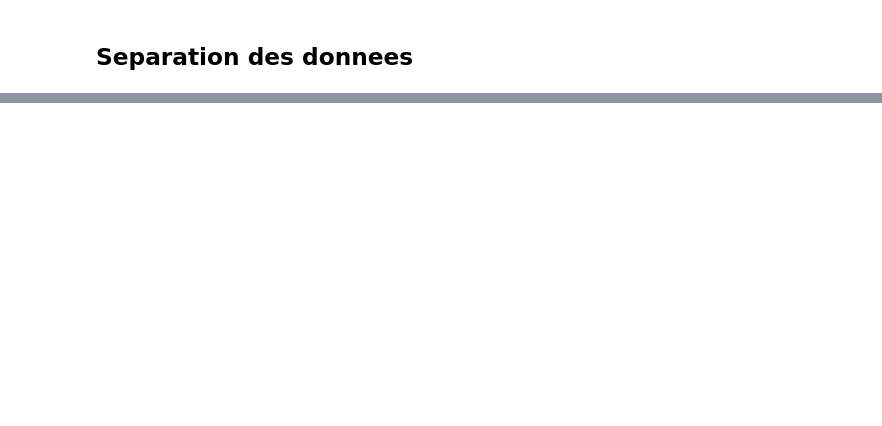
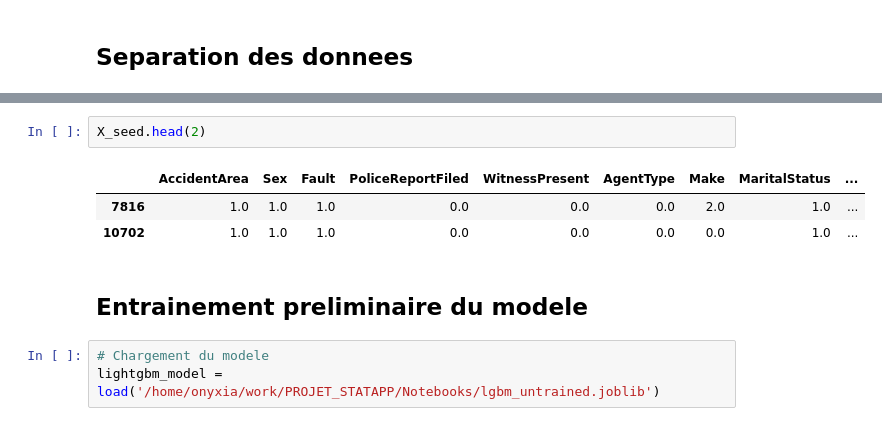
Before and after one commit to LarrySANDJO/PROJET_STATAPP, a Jupyter notebook: Notebooks/Active_Learning.ipynb, the cells around one changed output, grey strips where cells are left out. Cells and saved outputs as stored; diff of their text form; blank space fills up the shorter version.

```diff
--- a/Notebooks/Active_Learning.ipynb
+++ b/Notebooks/Active_Learning.ipynb
@@ -33,0 +46,11 @@ no_labels_data_preprocessed.head(3)
+# %%
+X_seed.head(2)
+# %% [output]
+|  | AccidentArea | Sex | Fault | PoliceReportFiled | WitnessPresent | AgentType | Make | MaritalStatus | ... |
+| 7816 | 1.0 | 1.0 | 1.0 | 0.0 | 0.0 | 0.0 | 2.0 | 1.0 | ... |
+| 10702 | 1.0 | 1.0 | 1.0 | 0.0 | 0.0 | 0.0 | 0.0 | 1.0 | ... |
+# %% [markdown]
+## Entrainement preliminaire du modele
+# %%
+# Chargement du modele
+lightgbm_model = load('/home/onyxia/work/PROJET_STATAPP/Notebooks/lgbm_untrained.joblib')
```
Also changed, not shown: parts of 9 cells of this notebook, 2 other files.
